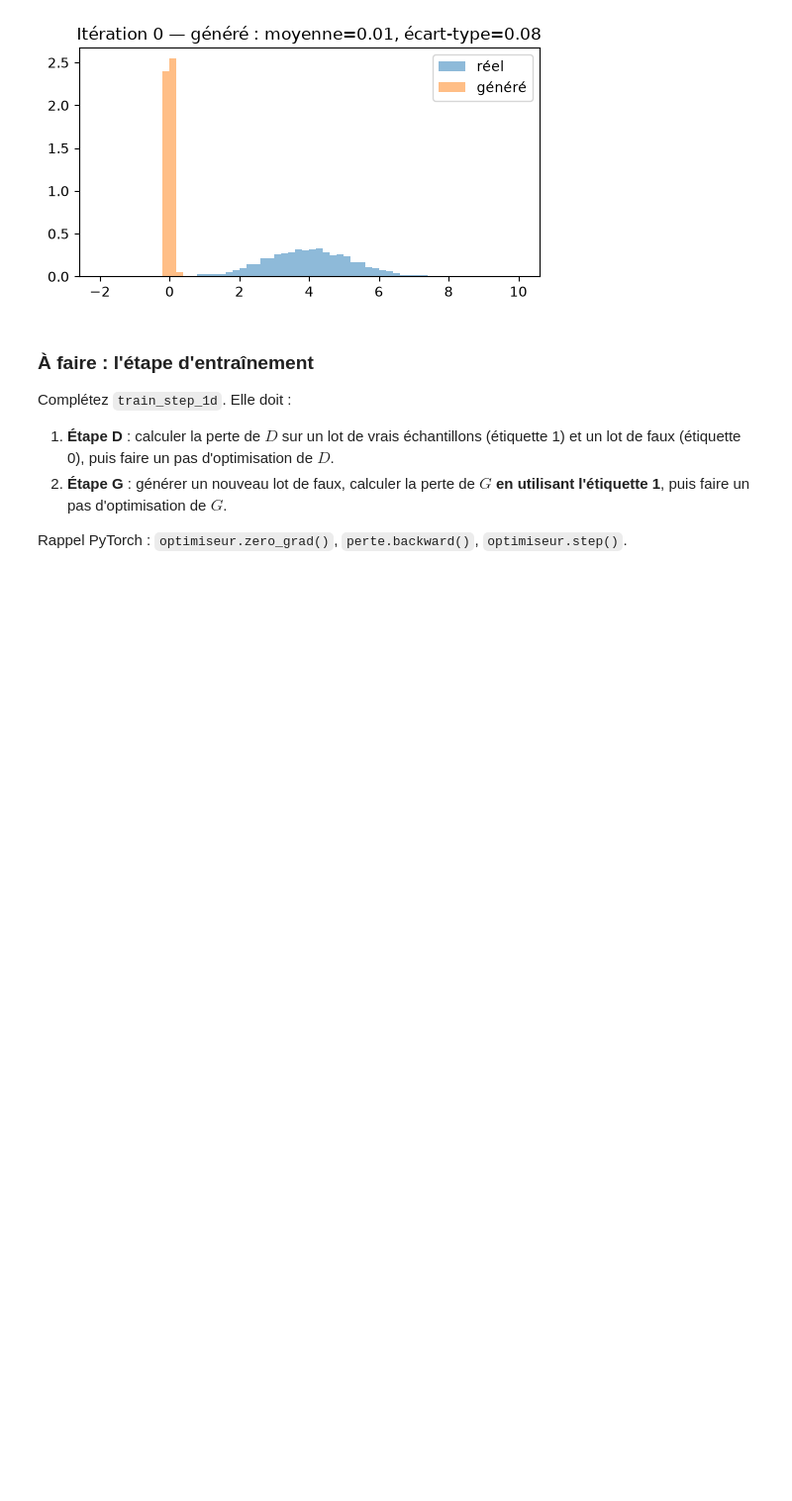
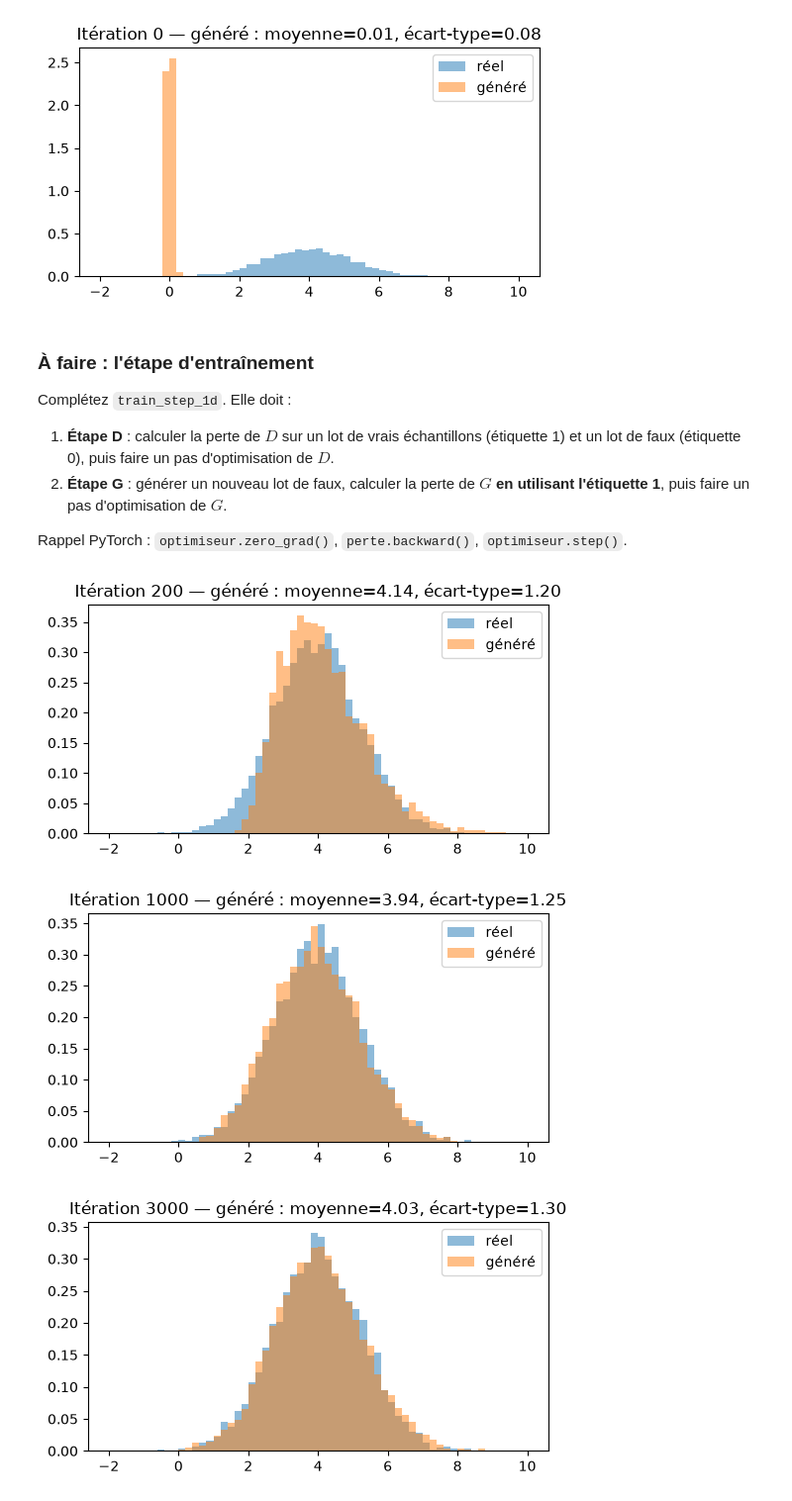
Before and after one commit to bonivalyvan/ML-Trainning-and-evaluation, a Jupyter notebook: Generative Adversarial Network/GAN.ipynb, the cells around one changed output. Shown at 99% size. Saved outputs shown, nothing was run; the diff lists cells and outputs as text; code cells hidden in the pictures; blank space fills up the shorter version.

```diff
--- a/Generative Adversarial Network/GAN.ipynb
+++ b/Generative Adversarial Network/GAN.ipynb
@@ -94,3 +94,43 @@ Complétez `train_step_1d`. Elle doit :
 2. **Étape G** : générer un nouveau lot de faux, calculer la perte de $G$ **en utilisant l'étiquette 1**, puis faire un pas d'optimisation de $G$.
 
 Rappel PyTorch : `optimiseur.zero_grad()`, `perte.backward()`, `optimiseur.step()`.
+# %%
+def train_step_1d(batch_size=128):
+    ones = torch.ones(batch_size, 1)
+    zeros = torch.zeros(batch_size, 1)
+
+    # ---------- Étape D ----------
+    real = sample_real(batch_size)
+    fake = G1(sample_noise_1d(batch_size)).detach()
+    d_loss = criterion(D1(real), ones) + criterion(D1(fake), zeros)
+    opt_D1.zero_grad()
+    d_loss.backward()
+    opt_D1.step()
+
+    # ---------- Étape G ----------
+    fake = G1(sample_noise_1d(batch_size))
+    g_loss = criterion(D1(fake), ones)
+    opt_G1.zero_grad()
+    g_loss.backward()
+    opt_G1.step()
+
+    return d_loss.item(), g_loss.item()
+# %%
+N_STEPS_1D = 3000
+hist_d, hist_g = [], []
+for step in range(1, N_STEPS_1D + 1):
+    d, g = train_step_1d()
+    hist_d.append(d); hist_g.append(g)
+    if step in (200, 1000, N_STEPS_1D):
+        show_1d(step)
+
+plt.figure(figsize=(6, 3))
+plt.plot(hist_d, label="perte D", alpha=0.7)
+plt.plot(hist_g, label="perte G", alpha=0.7)
+plt.axhline(2 * np.log(2), ls="--", c="gray", lw=1)
+plt.axhline(np.log(2), ls=":", c="gray", lw=1)
+plt.xlabel("itération"); plt.legend(); plt.show()
+# %% [output]
+[figure, added]
+[figure, added]
+[figure, added]
```
Also changed, not shown: parts of 4 cells of this notebook, 8 other files.
